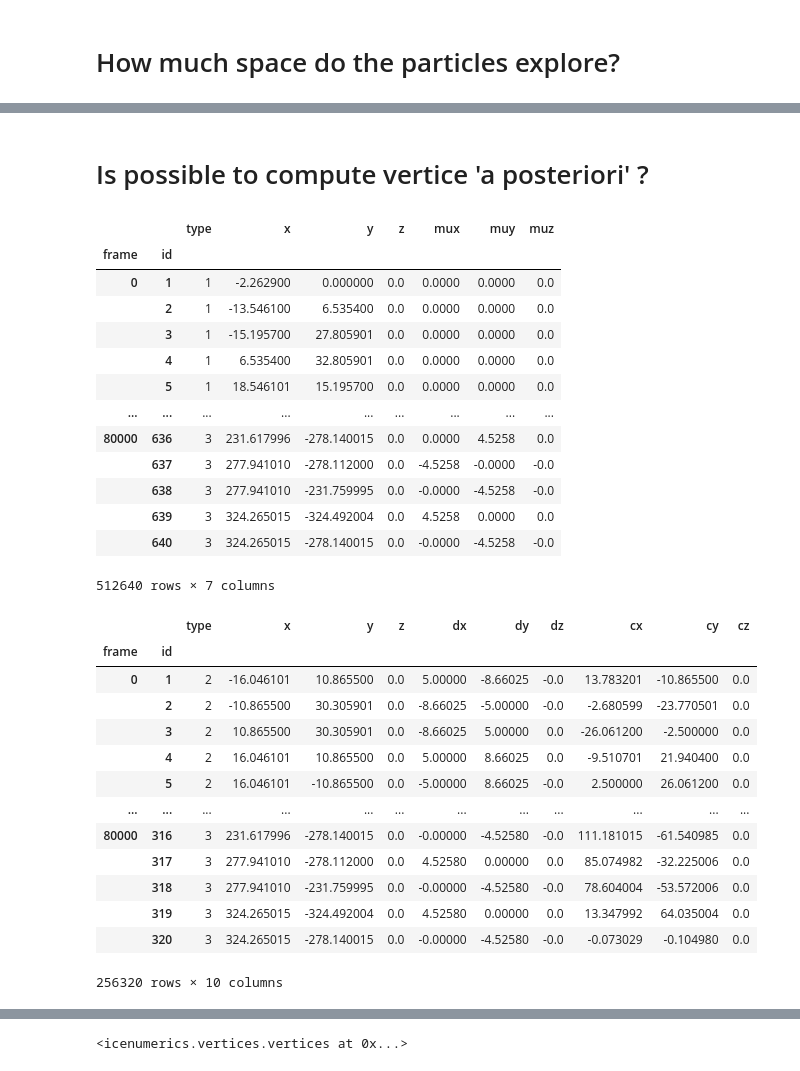
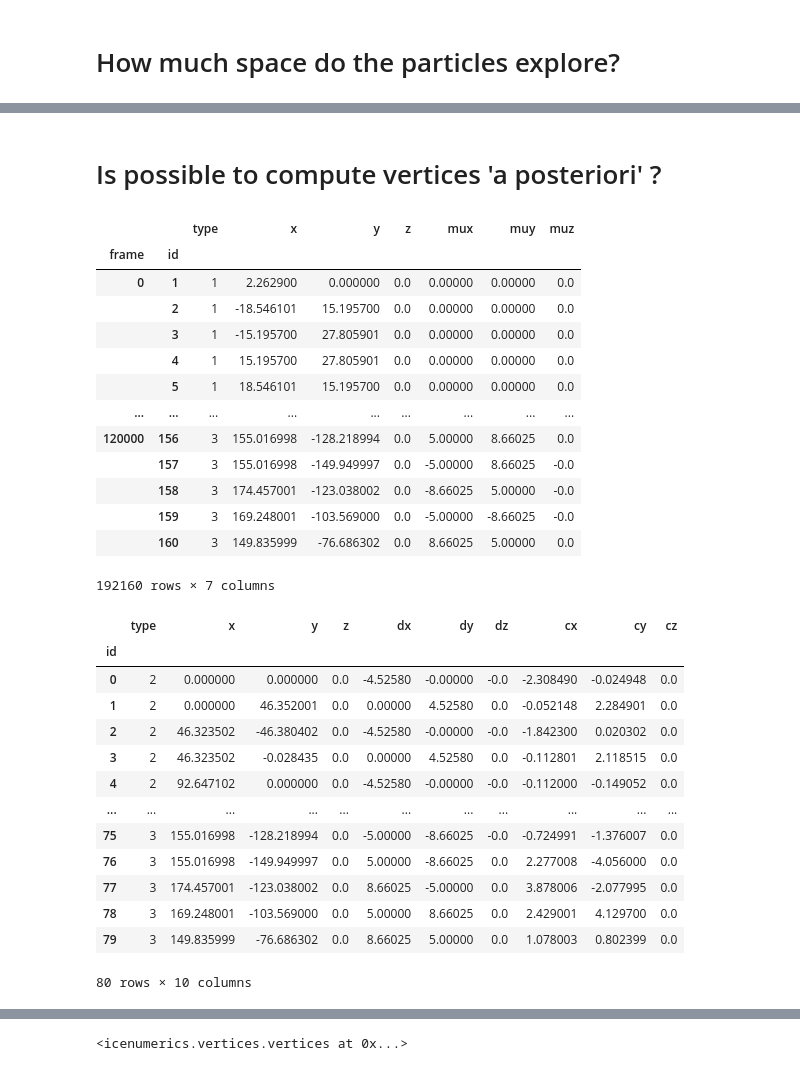
Before and after one commit to crodriga/PROJECT_CairoLattice, a Jupyter notebook: Scripts/Script-1.0_CairoLattice_Simulation.ipynb, the cells around one changed output, grey strips where cells are left out. Drawn from its saved outputs; the diff is of its cells as text; code cells hidden in the pictures.

```diff
--- a/Scripts/Script-1.0_CairoLattice_Simulation.ipynb
+++ b/Scripts/Script-1.0_CairoLattice_Simulation.ipynb
@@ -151,7 +178,7 @@ for i, int in ids:
 # %% [markdown]
-# Is possible to compute vertice 'a posteriori' ?
+# Is possible to compute vertices 'a posteriori' ?
 # %%
-load_obj = mgc.trj_lazyread(os.path.join(output,"ACI_CairoLattice_l4_15mT-800s.lammpstrj"), output = ["x","y","z","mux","muy","muz"])
+load_obj = mgc.trj_lazyread(os.path.join(output,"ACI_CairoLattice_l2_15mT-800s.lammpstrj"), output = ["x","y","z","mux","muy","muz"])
 # %%
 bnd = load_obj.get_bounds()
 trj = load_obj.read_trj()
@@ -160,34 +187,34 @@ trj
 # %% [output]
 |  |  | type | x | y | z | mux | muy | muz |
 | frame | id |  |  |  |  |  |  |  |
-| 0 | 1 | 1 | -2.262900 | 0.000000 | 0.0 | 0.0000 | 0.0000 | 0.0 |
-|  | 2 | 1 | -13.546100 | 6.535400 | 0.0 | 0.0000 | 0.0000 | 0.0 |
-|  | 3 | 1 | -15.195700 | 27.805901 | 0.0 | 0.0000 | 0.0000 | 0.0 |
-|  | 4 | 1 | 6.535400 | 32.805901 | 0.0 | 0.0000 | 0.0000 | 0.0 |
-|  | 5 | 1 | 18.546101 | 15.195700 | 0.0 | 0.0000 | 0.0000 | 0.0 |
+| 0 | 1 | 1 | 2.262900 | 0.000000 | 0.0 | 0.00000 | 0.00000 | 0.0 |
+|  | 2 | 1 | -18.546101 | 15.195700 | 0.0 | 0.00000 | 0.00000 | 0.0 |
+|  | 3 | 1 | -15.195700 | 27.805901 | 0.0 | 0.00000 | 0.00000 | 0.0 |
+|  | 4 | 1 | 15.195700 | 27.805901 | 0.0 | 0.00000 | 0.00000 | 0.0 |
+|  | 5 | 1 | 18.546101 | 15.195700 | 0.0 | 0.00000 | 0.00000 | 0.0 |
 | ... | ... | ... | ... | ... | ... | ... | ... | ... |
-| 80000 | 636 | 3 | 231.617996 | -278.140015 | 0.0 | 0.0000 | 4.5258 | 0.0 |
-|  | 637 | 3 | 277.941010 | -278.112000 | 0.0 | -4.5258 | -0.0000 | -0.0 |
-|  | 638 | 3 | 277.941010 | -231.759995 | 0.0 | -0.0000 | -4.5258 | -0.0 |
-|  | 639 | 3 | 324.265015 | -324.492004 | 0.0 | 4.5258 | 0.0000 | 0.0 |
-|  | 640 | 3 | 324.265015 | -278.140015 | 0.0 | -0.0000 | -4.5258 | -0.0 |
+| 120000 | 156 | 3 | 155.016998 | -128.218994 | 0.0 | 5.00000 | 8.66025 | 0.0 |
+|  | 157 | 3 | 155.016998 | -149.949997 | 0.0 | -5.00000 | 8.66025 | -0.0 |
+|  | 158 | 3 | 174.457001 | -123.038002 | 0.0 | -8.66025 | 5.00000 | -0.0 |
+|  | 159 | 3 | 169.248001 | -103.569000 | 0.0 | -5.00000 | -8.66025 | -0.0 |
+|  | 160 | 3 | 149.835999 | -76.686302 | 0.0 | 8.66025 | 5.00000 | 0.0 |
-512640 rows × 7 columns
+192160 rows × 7 columns
 # %%
-col_trj = sup.get_ice_trj(trj,bnd)
+col_trj = ice.get_ice_trj(trj,bnd, atom_types = 1, trap_types = [2,3])
 # %%
-col_trj
+col_trj.loc[120000]
 # %% [output]
-|  |  | type | x | y | z | dx | dy | dz | cx | cy | cz |
-| frame | id |  |  |  |  |  |  |  |  |  |  |
-| 0 | 1 | 2 | -16.046101 | 10.865500 | 0.0 | 5.00000 | -8.66025 | -0.0 | 13.783201 | -10.865500 | 0.0 |
-|  | 2 | 2 | -10.865500 | 30.305901 | 0.0 | -8.66025 | -5.00000 | -0.0 | -2.680599 | -23.770501 | 0.0 |
-|  | 3 | 2 | 10.865500 | 30.305901 | 0.0 | -8.66025 | 5.00000 | 0.0 | -26.061200 | -2.500000 | 0.0 |
-|  | 4 | 2 | 16.046101 | 10.865500 | 0.0 | 5.00000 | 8.66025 | 0.0 | -9.510701 | 21.940400 | 0.0 |
-|  | 5 | 2 | 16.046101 | -10.865500 | 0.0 | -5.00000 | 8.66025 | -0.0 | 2.500000 | 26.061200 | 0.0 |
-| ... | ... | ... | ... | ... | ... | ... | ... | ... | ... | ... | ... |
-| 80000 | 316 | 3 | 231.617996 | -278.140015 | 0.0 | -0.00000 | -4.52580 | -0.0 | 111.181015 | -61.540985 | 0.0 |
-|  | 317 | 3 | 277.941010 | -278.112000 | 0.0 | 4.52580 | 0.00000 | 0.0 | 85.074982 | -32.225006 | 0.0 |
-|  | 318 | 3 | 277.941010 | -231.759995 | 0.0 | -0.00000 | -4.52580 | -0.0 | 78.604004 | -53.572006 | 0.0 |
-|  | 319 | 3 | 324.265015 | -324.492004 | 0.0 | 4.52580 | 0.00000 | 0.0 | 13.347992 | 64.035004 | 0.0 |
-|  | 320 | 3 | 324.265015 | -278.140015 | 0.0 | -0.00000 | -4.52580 | -0.0 | -0.073029 | -0.104980 | 0.0 |
+|  | type | x | y | z | dx | dy | dz | cx | cy | cz |
+| id |  |  |  |  |  |  |  |  |  |  |
+| 0 | 2 | 0.000000 | 0.000000 | 0.0 | -4.52580 | -0.00000 | -0.0 | -2.308490 | -0.024948 | 0.0 |
+| 1 | 2 | 0.000000 | 46.352001 | 0.0 | 0.00000 | 4.52580 | 0.0 | -0.052148 | 2.284901 | 0.0 |
+| 2 | 2 | 46.323502 | -46.380402 | 0.0 | -4.52580 | -0.00000 | -0.0 | -1.842300 | 0.020302 | 0.0 |
+| 3 | 2 | 46.323502 | -0.028435 | 0.0 | 0.00000 | 4.52580 | 0.0 | -0.112801 | 2.118515 | 0.0 |
+| 4 | 2 | 92.647102 | 0.000000 | 0.0 | -4.52580 | -0.00000 | -0.0 | -0.112000 | -0.149052 | 0.0 |
+| ... | ... | ... | ... | ... | ... | ... | ... | ... | ... | ... |
+| 75 | 3 | 155.016998 | -128.218994 | 0.0 | -5.00000 | -8.66025 | -0.0 | -0.724991 | -1.376007 | 0.0 |
+| 76 | 3 | 155.016998 | -149.949997 | 0.0 | 5.00000 | -8.66025 | 0.0 | 2.277008 | -4.056000 | 0.0 |
+| 77 | 3 | 174.457001 | -123.038002 | 0.0 | 8.66025 | -5.00000 | 0.0 | 3.878006 | -2.077995 | 0.0 |
+| 78 | 3 | 169.248001 | -103.569000 | 0.0 | 5.00000 | 8.66025 | 0.0 | 2.429001 | 4.129700 | 0.0 |
+| 79 | 3 | 149.835999 | -76.686302 | 0.0 | 8.66025 | 5.00000 | 0.0 | 1.078003 | 0.802399 | 0.0 |
-256320 rows × 10 columns
+80 rows × 10 columns
```
Also changed, not shown: parts of 18 cells of this notebook, 14 other files.
